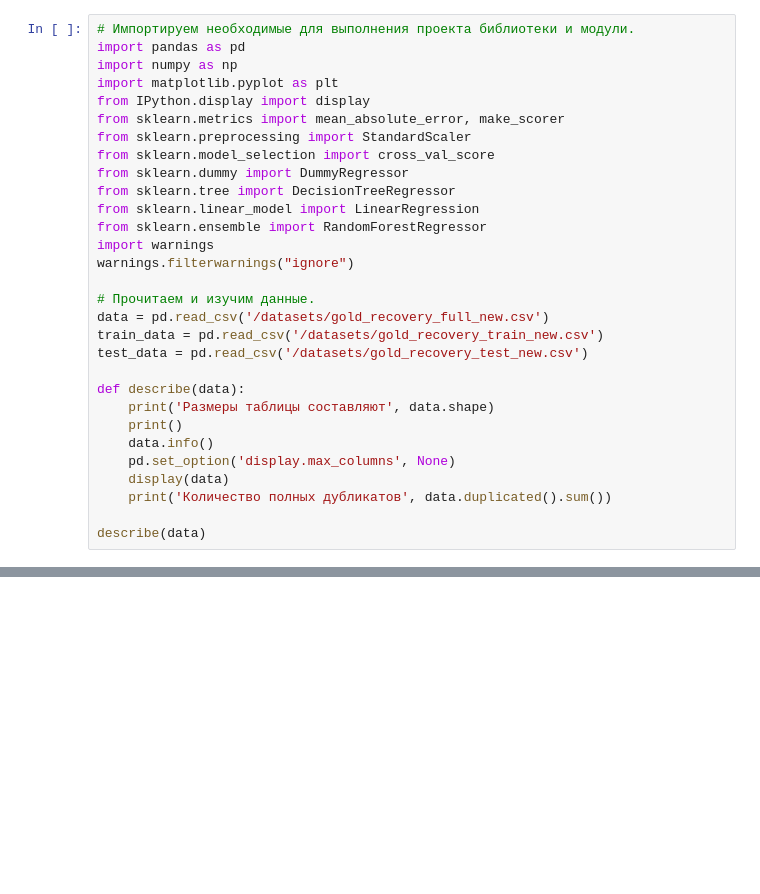
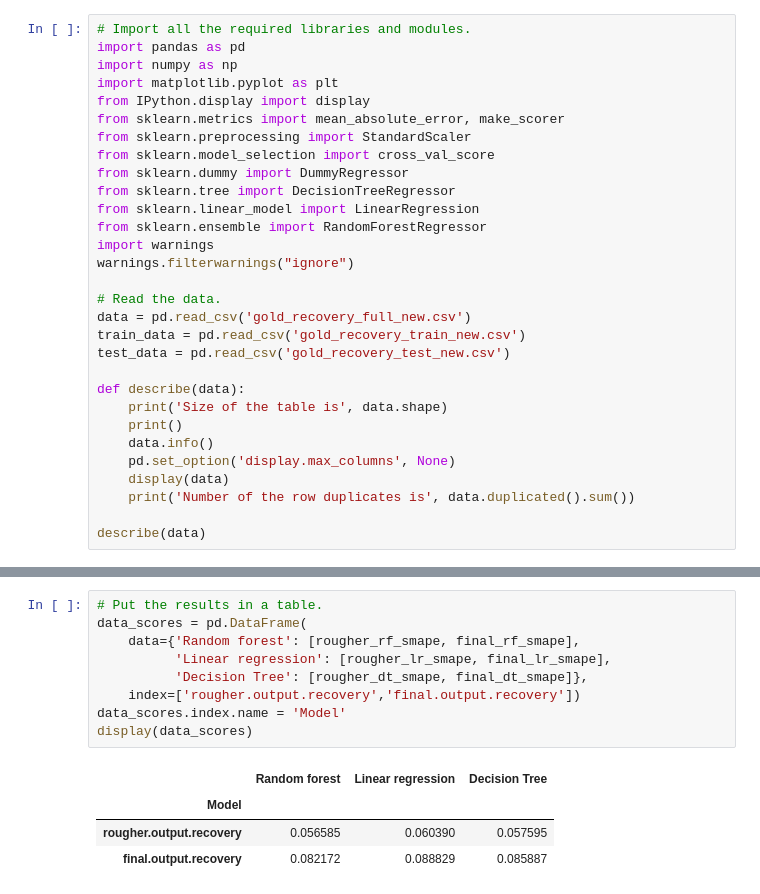
Before and after one commit to radio-raheem/my-projects, a Jupyter notebook: recovery_of_gold_from_ore/recovery_of_gold_from_ore_git.ipynb, the cells around one changed output, grey strips where cells are left out. Saved outputs shown, nothing was run; the diff lists cells and outputs as text; blank space fills up the shorter version.

```diff
--- a/recovery_of_gold_from_ore/recovery_of_gold_from_ore_git.ipynb
+++ b/recovery_of_gold_from_ore/recovery_of_gold_from_ore_git.ipynb
@@ -30,5 +30,5 @@
 # %%
-# Импортируем необходимые для выполнения проекта библиотеки и модули.
+# Import all the required libraries and modules.
 import pandas as pd
 import numpy as np
 import matplotlib.pyplot as plt
@@ -43,18 +43,18 @@ from sklearn.ensemble import RandomForestRegressor
 import warnings
 warnings.filterwarnings("ignore")
 
-# Прочитаем и изучим данные.
-data = pd.read_csv('/datasets/gold_recovery_full_new.csv')
-train_data = pd.read_csv('/datasets/gold_recovery_train_new.csv')
-test_data = pd.read_csv('/datasets/gold_recovery_test_new.csv')
+# Read the data.
+data = pd.read_csv('gold_recovery_full_new.csv')
+train_data = pd.read_csv('gold_recovery_train_new.csv')
+test_data = pd.read_csv('gold_recovery_test_new.csv')
 
 def describe(data):
-    print('Размеры таблицы составляют', data.shape)
+    print('Size of the table is', data.shape)
     print()
     data.info()
     pd.set_option('display.max_columns', None)
     display(data)
-    print('Количество полных дубликатов', data.duplicated().sum())
+    print('Number of the row duplicates is', data.duplicated().sum())
 
 describe(data)
 # %% [output]
@@ -1883,0 +1776,14 @@ def importance(model, features):
+# %%
+# Put the results in a table.
+data_scores = pd.DataFrame(
+    data={'Random forest': [rougher_rf_smape, final_rf_smape],
+          'Linear regression': [rougher_lr_smape, final_lr_smape],
+          'Decision Tree': [rougher_dt_smape, final_dt_smape]},
+    index=['rougher.output.recovery','final.output.recovery'])
+data_scores.index.name = 'Model'
+display(data_scores)
+# %% [output]
+|  | Random forest | Linear regression | Decision Tree |
+| Model |  |  |  |
+| rougher.output.recovery | 0.056585 | 0.060390 | 0.057595 |
+| final.output.recovery | 0.082172 | 0.088829 | 0.085887 |
```
Also changed, not shown: parts of 189 cells of this notebook.
